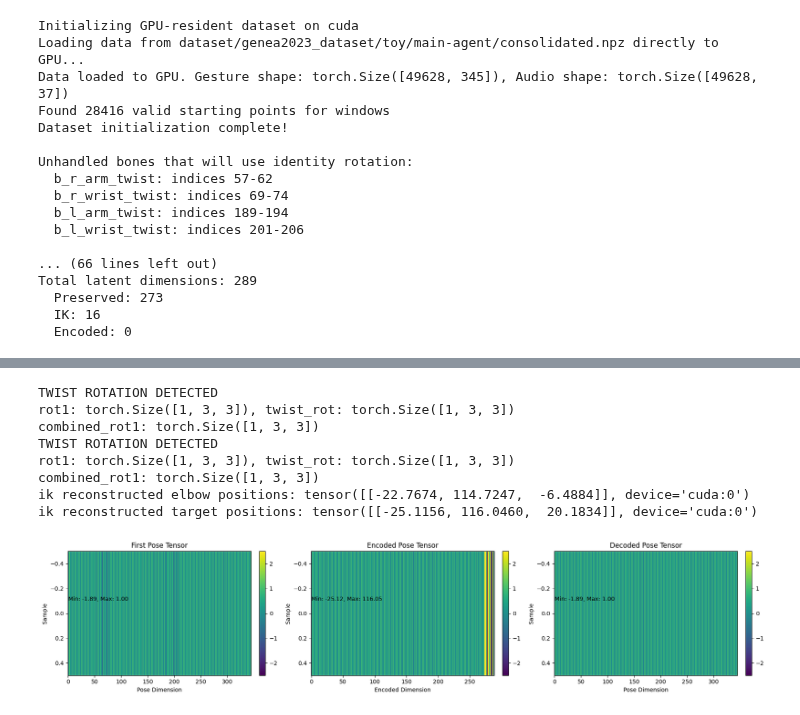
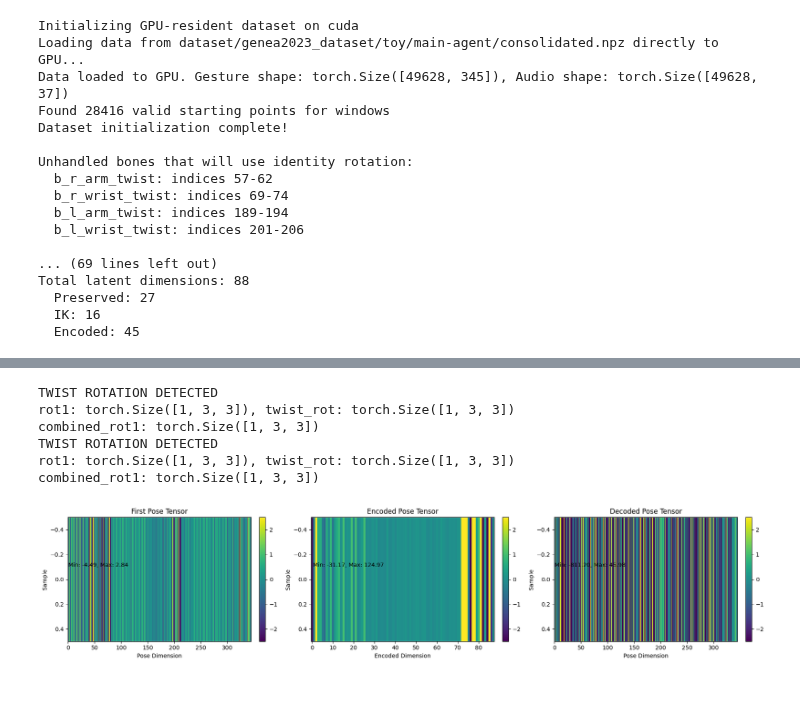
Before and after one commit to AntonBertelsen/GestureGeneration, a Jupyter notebook: DiffuseStyleGestureReproduced/pose_encoder/advanced_pose_encoder_test.ipynb, the cells around one changed output, grey strips where cells are left out. Saved outputs shown, nothing was run; the diff lists cells and outputs as text; code cells hidden in the pictures.

Commit message:
advanced auto encoder mostly works, still needs support for normalization

```diff
--- a/DiffuseStyleGestureReproduced/pose_encoder/advanced_pose_encoder_test.ipynb
+++ b/DiffuseStyleGestureReproduced/pose_encoder/advanced_pose_encoder_test.ipynb
@@ -186,25 +31,37 @@ pose_encoder_test = AdvancedPoseEncoder(
             'use_position': True
         },
         'left_hand_rot': {
-            'bone_names': ['b_l_wrist'],
-            'type': 'preserve',
-            'use_position': False
+            'bone_name': 'b_l_wrist',
+            'type': 'world_preserve_after_ik'
         },
         'right_hand_rot': {
-            'bone_names': ['b_r_wrist'],
-            'type': 'preserve',
-            'use_position': False
+            'bone_name': 'b_r_wrist',
+            'type': 'world_preserve_after_ik'
         },
         'left_foot_rot': {
-            'bone_names': ['b_l_foot'],
-            'type': 'preserve',
-            'use_position': False
+            'bone_name': 'b_l_foot',
+            'type': 'world_preserve_after_ik'
         },
         'right_foot_rot': {
-            'bone_names': ['b_r_foot'],
-            'type': 'preserve',
-            'use_position': False
+            'bone_name': 'b_r_foot',
+            'type': 'world_preserve_after_ik'
         },
+        # 'left_hand_rot': {
+        #     'bone_names': ['b_l_wrist'],
+        #     'type': 'preserve'
+        # },
+        # 'right_hand_rot': {
+        #     'bone_names': ['b_r_wrist'],
+        #     'type': 'preserve'
+        # },
+        # 'left_foot_rot': {
+        #     'bone_names': ['b_l_foot'],
+        #     'type': 'preserve'
+        # },
+        # 'right_foot_rot': {
+        #     'bone_names': ['b_r_foot'],
+        #     'type': 'preserve'
+        # },
         # Auto-encoded components - explicit bone lists
         'spine_shoulders_head': {
             'bone_names': [
@@ -304,11 +161,11 @@ Unhandled bones that will use identity rotation:
   b_l_arm_twist: indices 189-194
   b_l_wrist_twist: indices 201-206
 
-... (66 lines left out)
-Total latent dimensions: 289
-  Preserved: 273
+... (69 lines left out)
+Total latent dimensions: 88
+  Preserved: 27
   IK: 16
-  Encoded: 0
+  Encoded: 45
 # %%
 # Import the viewer
 import utils.animation.visualisation.new.animation_visualisation as animation_visualisation
@@ -328,26 +185,16 @@ with torch.no_grad():
 
     skeleton: Skeleton = dataset.skeleton
 
-    gesture_sequence = skeleton.denormalize_poses(gesture_sequence)
+    # gesture_sequence = skeleton.denormalize_poses(gesture_sequence)
 
     # Extract the first pose from the sequence
-    first_pose = gesture_sequence.squeeze(0)[0]  # Get the first pose tensor
-
-    # Create a copy of the first pose with batch dimension
-    test_pose = first_pose.unsqueeze(0).float()
-
-    # Run debug function
-    # decoded_debug = debug_ik_chain_rotations(pose_encoder_test, test_pose)
-
+    first_pose = gesture_sequence.squeeze(0)[0].unsqueeze(0).float()
 
     # Encode the first pose
-    encoded_pose = pose_encoder_test.encode(test_pose)
+    encoded_pose = pose_encoder_test.encode(first_pose)
 
     # Decode the encoded pose back to the original pose space
-    decoded_pose, pre_ik_output, type_mask, ik_reconstructed_elbow_pos, ik_reconstructed_target_pos = pose_encoder_test.decode(encoded_pose)
-
-    print("ik reconstructed elbow positions:", ik_reconstructed_elbow_pos)
-    print("ik reconstructed target positions:", ik_reconstructed_target_pos)
+    decoded_pose = pose_encoder_test.decode(encoded_pose)
 
     show = True
 
@@ -373,55 +220,53 @@ with torch.no_grad():
         plt.colorbar(im1, ax=axs[1], fraction=0.046, pad=0.04)
 
         # Decoded pose
-        im2 = axs[2].imshow(pre_ik_output.cpu().numpy().reshape(1, -1), aspect='auto', cmap='viridis', vmin=-2.5, vmax=2.5)
+        im2 = axs[2].imshow(decoded_pose.cpu().numpy().reshape(1, -1), aspect='auto', cmap='viridis', vmin=-2.5, vmax=2.5)
         axs[2].set_title("Decoded Pose Tensor")
         axs[2].set_xlabel("Pose Dimension")
 
         axs[2].set_ylabel("Sample")
         # write the min and max values of the decoded pose tensor
-        axs[2].text(0.5, -0.1, f"Min: {pre_ik_output.min().item():.2f}, Max: {decoded_pose.max().item():.2f}")
+        axs[2].text(0.5, -0.1, f"Min: {decoded_pose.min().item():.2f}, Max: {decoded_pose.max().item():.2f}")
         plt.colorbar(im2, ax=axs[2], fraction=0.046, pad=0.04)
 
         plt.tight_layout()
         plt.show()
 
     # print(.shape)
-    animation_visualisation.send_pose(first_pose.squeeze().cpu(), dataset.skeleton, "ground_truth")
-    animation_visualisation.send_pose(decoded_pose.squeeze().cpu(), dataset.skeleton)
+    animation_visualisation.send_pose(skeleton.denormalize_poses(first_pose).squeeze().cpu(), dataset.skeleton, "ground_truth")
+    animation_visualisation.send_pose(skeleton.denormalize_poses(decoded_pose).squeeze().cpu(), dataset.skeleton)
 
     # The last 4x4 rows of the encoded pose are the IK target positions + swivel rotations (3 for position + 1 for swivel)
     # Extract the IK target positions from the encoded pose
     ik_target_positions_and_swivel = encoded_pose[0, -4*4:].cpu().numpy()
 
     # remove the swivel rotation (the last 4th value in each 4D block)
     ik_target_positions = ik_target_positions_and_swivel.reshape(-1, 4)[:, :3]  # Reshape to (4, 3) and remove swivel
 
     # Send IK target positions to the visualization
     # construct a tensor of shape (4, 3) from the ik_target_positions
     ik_target_tensor = torch.tensor(ik_target_positions).reshape(4, 3)
 
     # print("IK Target Positions (without swivel):")
     # print(ik_target_tensor)
 
-    animation_visualisation.send_debug_positions(torch.cat([ik_reconstructed_elbow_pos, ik_reconstructed_target_pos], dim=0))
+    # animation_visualisation.send_debug_positions(torch.cat([ik_reconstructed_elbow_pos, ik_reconstructed_target_pos], dim=0))
 
     # I want to calculate the world position of the joints.
     world_positions = skeleton.calculate_world_positions(first_pose.unsqueeze(0))
 
     # reshape to (batch_size, num_frames, num_joints, 3)
     world_positions = world_positions.reshape(len(skeleton.target_joints), 3)
 
     # animation_visualisation.send_debug_positions(world_positions)
 # %% [output]
 TWIST ROTATION DETECTED
 rot1: torch.Size([1, 3, 3]), twist_rot: torch.Size([1, 3, 3])
 combined_rot1: torch.Size([1, 3, 3])
 TWIST ROTATION DETECTED
 rot1: torch.Size([1, 3, 3]), twist_rot: torch.Size([1, 3, 3])
 combined_rot1: torch.Size([1, 3, 3])
-ik reconstructed elbow positions: tensor([[-22.7674, 114.7247,  -6.4884]], device='cuda:0')
-ik reconstructed target positions: tensor([[-25.1156, 116.0460,  20.1834]], device='cuda:0')
-[figure, old version]
+[figure, new version]
 # %%
 print(first_pose.squeeze().cpu().shape)
 rest_pose = utils.get_rest_pose(58, device=utils.get_device())
```
Also changed, not shown: parts of 8 cells of this notebook, 4 other files.
